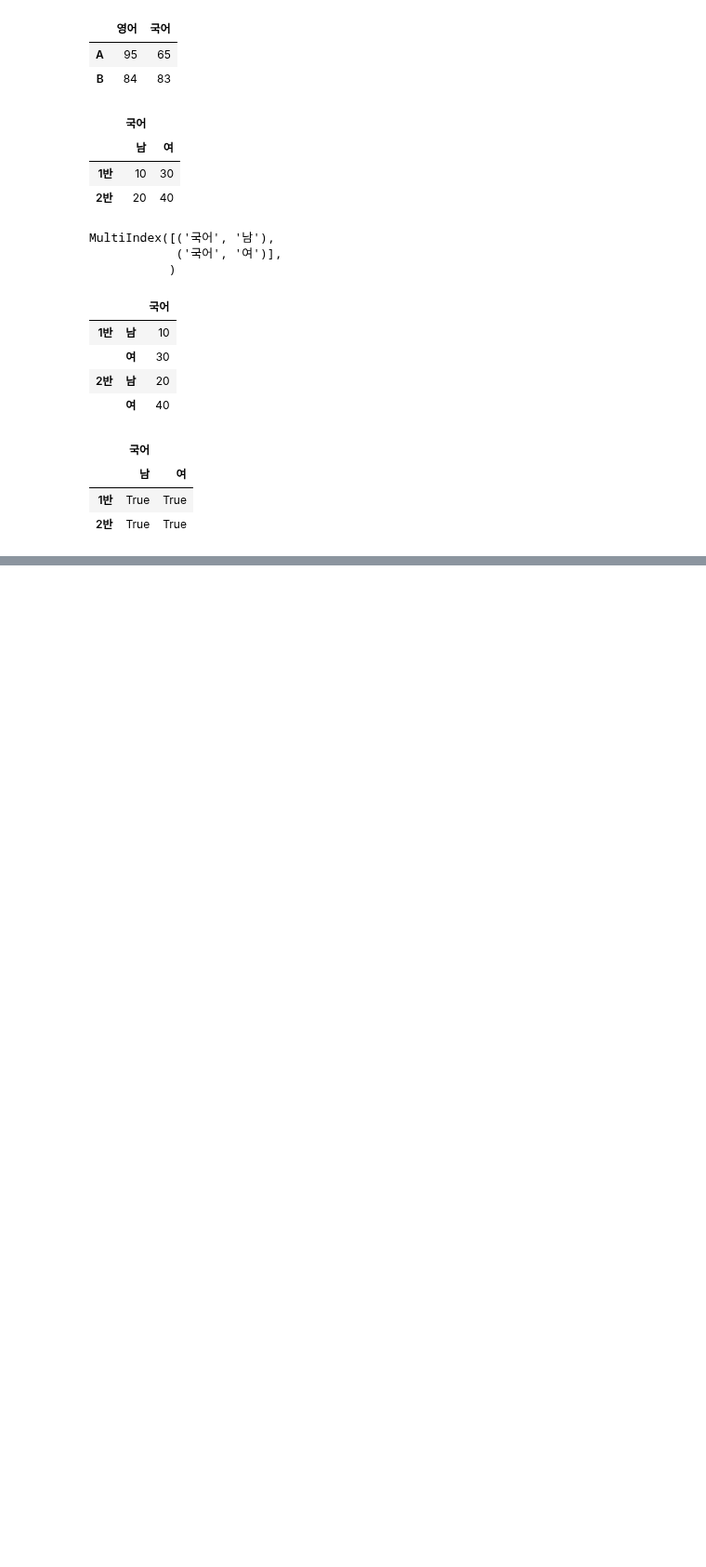
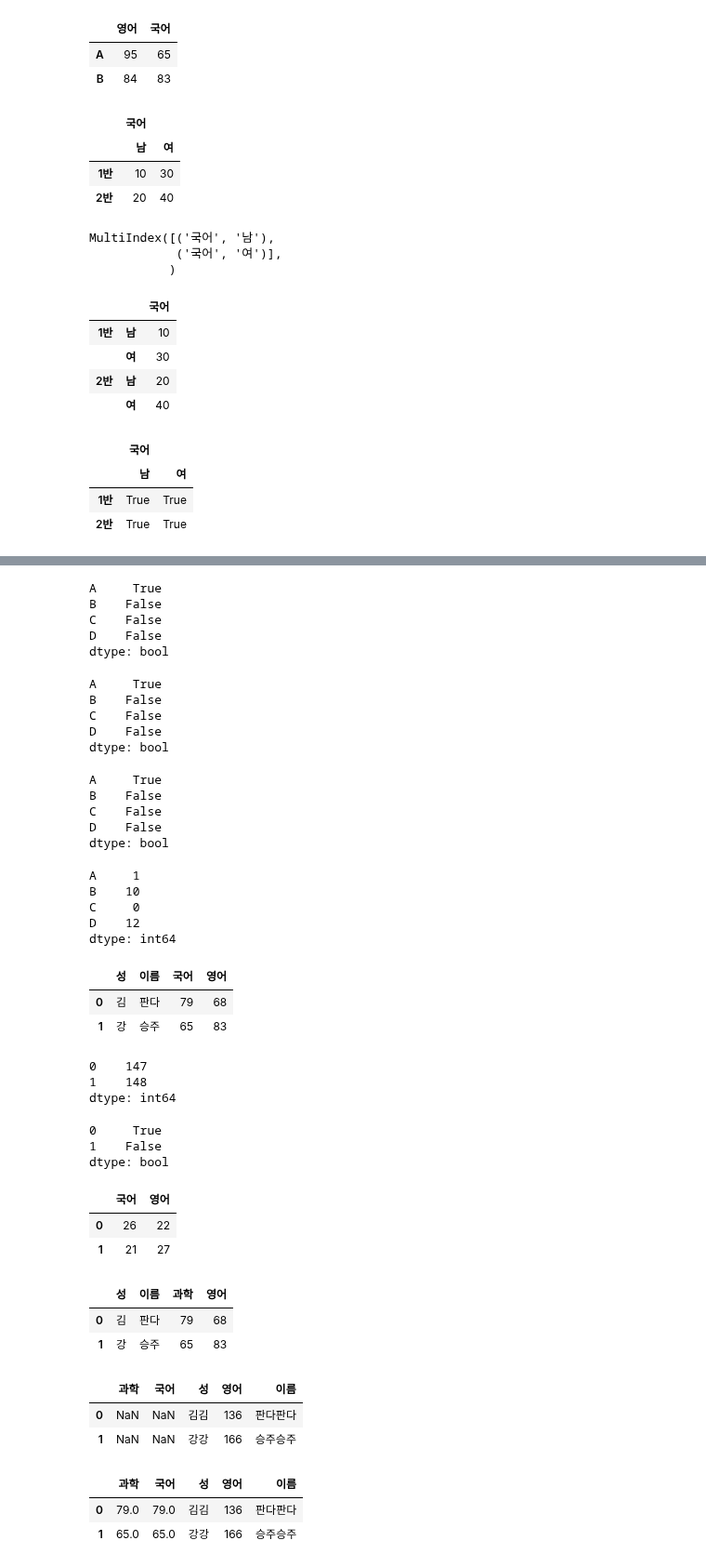
Before and after one commit to MinKyeom/KMK-DREAM, a Jupyter notebook: pandas_study/titanic_df.ipynb, the cells around one changed output, grey strips where cells are left out. Shown at 93% size. Drawn from its saved outputs; the diff is of its cells as text; code cells hidden in the pictures; blank space fills up the shorter version.

```diff
--- a/pandas_study/titanic_df.ipynb
+++ b/pandas_study/titanic_df.ipynb
@@ -176,0 +233,41 @@ multi_df <90
+# %%
+s1==s2
+# %% [output]
+A     True
+B    False
+C    False
+D    False
+dtype: bool
+# %%
+s1.eq(s2)
+# %% [output]
+A     True
+B    False
+C    False
+D    False
+dtype: bool
+# %%
+s1.gt(0) & s1.lt(3)
+# %% [output]
+A     True
+B    False
+C    False
+D    False
+dtype: bool
+# %%
+s1.mul(s2)
+# %% [output]
+A     1
+B    10
+C     0
+D    12
+dtype: int64
+# %%
+report = {'성': ['김','강'],'이름':['판다','승주'],'국어':[79,65],'영어':[68,83]}
+df_report = pd.DataFrame(report)
+# %%
+df_report
+# %% [output]
+|  | 성 | 이름 | 국어 | 영어 |
+| 0 | 김 | 판다 | 79 | 68 |
+| 1 | 강 | 승주 | 65 | 83 |
@@ -176,0 +276,39 @@ multi_df <90
+# %%
+df_all
+# %% [output]
+0    147
+1    148
+dtype: int64
+# %%
+df_report['국어']>df_report['영어']
+# %% [output]
+0     True
+1    False
+dtype: bool
+# %%
+df_report[['국어','영어']]//3
+# %% [output]
+|  | 국어 | 영어 |
+| 0 | 26 | 22 |
+| 1 | 21 | 27 |
+# %%
+df_new=df_report.rename(columns={'국어':'과학'} )
+# %%
+df_new
+# %% [output]
+|  | 성 | 이름 | 과학 | 영어 |
+| 0 | 김 | 판다 | 79 | 68 |
+| 1 | 강 | 승주 | 65 | 83 |
+# %%
+# 컬럼이 다른 걸 더하면 nan값
+df_new+df_report
+# %% [output]
+|  | 과학 | 국어 | 성 | 영어 | 이름 |
+| 0 | NaN | NaN | 김김 | 136 | 판다판다 |
+| 1 | NaN | NaN | 강강 | 166 | 승주승주 |
+# %%
+df_report.add(df_new,fill_value=0)
+# %% [output]
+|  | 과학 | 국어 | 성 | 영어 | 이름 |
+| 0 | 79.0 | 79.0 | 김김 | 136 | 판다판다 |
+| 1 | 65.0 | 65.0 | 강강 | 166 | 승주승주 |
```
Also changed, not shown: parts of 21 cells of this notebook.
